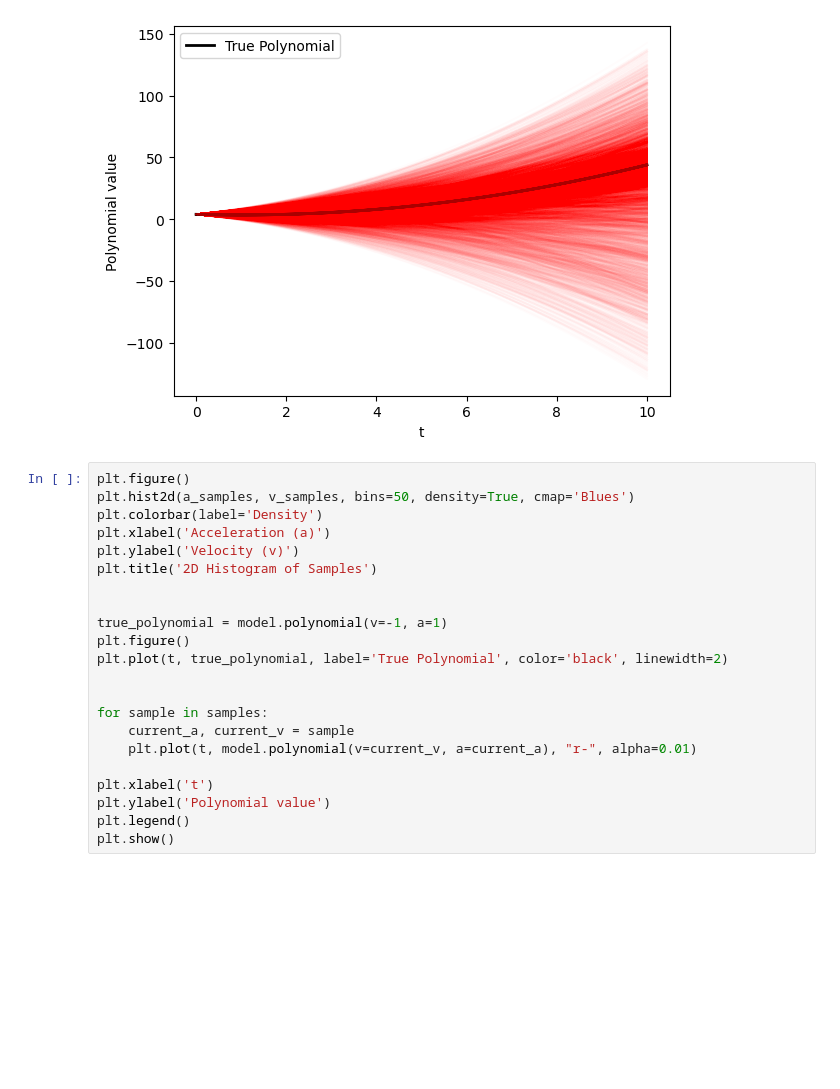
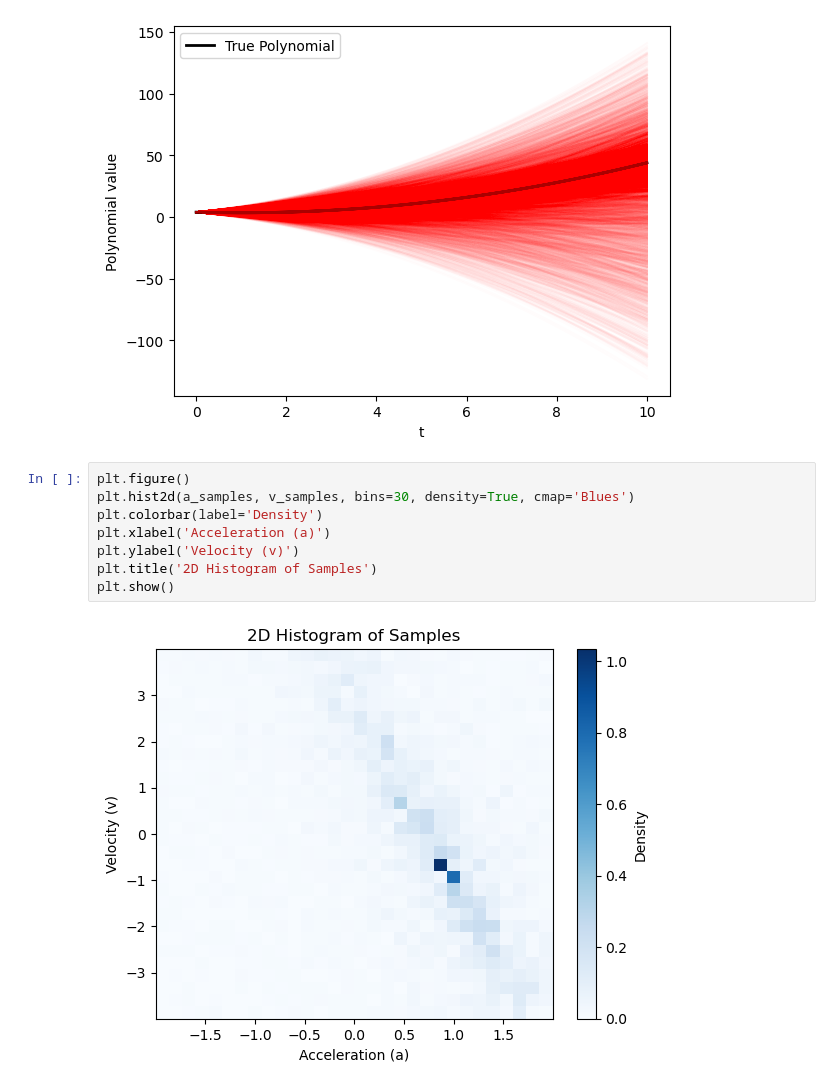
Before and after one commit to bblitz1/practice_codes, a Jupyter notebook: mcmc_toy_problem/mcmc toy problem/mcmc toy problem/mcmc_tests.ipynb, the cells around one changed output. Cells and saved outputs as stored; diff of their text form; blank space fills up the shorter version.

```diff
--- a/mcmc_toy_problem/mcmc toy problem/mcmc toy problem/mcmc_tests.ipynb
+++ b/mcmc_toy_problem/mcmc toy problem/mcmc toy problem/mcmc_tests.ipynb
@@ -109,23 +109,11 @@ plt.show()
 [figure]
 # %%
 plt.figure()
-plt.hist2d(a_samples, v_samples, bins=50, density=True, cmap='Blues')
+plt.hist2d(a_samples, v_samples, bins=30, density=True, cmap='Blues')
 plt.colorbar(label='Density')
 plt.xlabel('Acceleration (a)')
 plt.ylabel('Velocity (v)')
 plt.title('2D Histogram of Samples')
-
-
-true_polynomial = model.polynomial(v=-1, a=1)
-plt.figure()
-plt.plot(t, true_polynomial, label='True Polynomial', color='black', linewidth=2)
-
-
-for sample in samples:
-    current_a, current_v = sample
-    plt.plot(t, model.polynomial(v=current_v, a=current_a), "r-", alpha=0.01)
-
-plt.xlabel('t')
-plt.ylabel('Polynomial value')
-plt.legend()
 plt.show()
+# %% [output]
+[figure, added]
```
Also changed, not shown: parts of 3 cells of this notebook.
